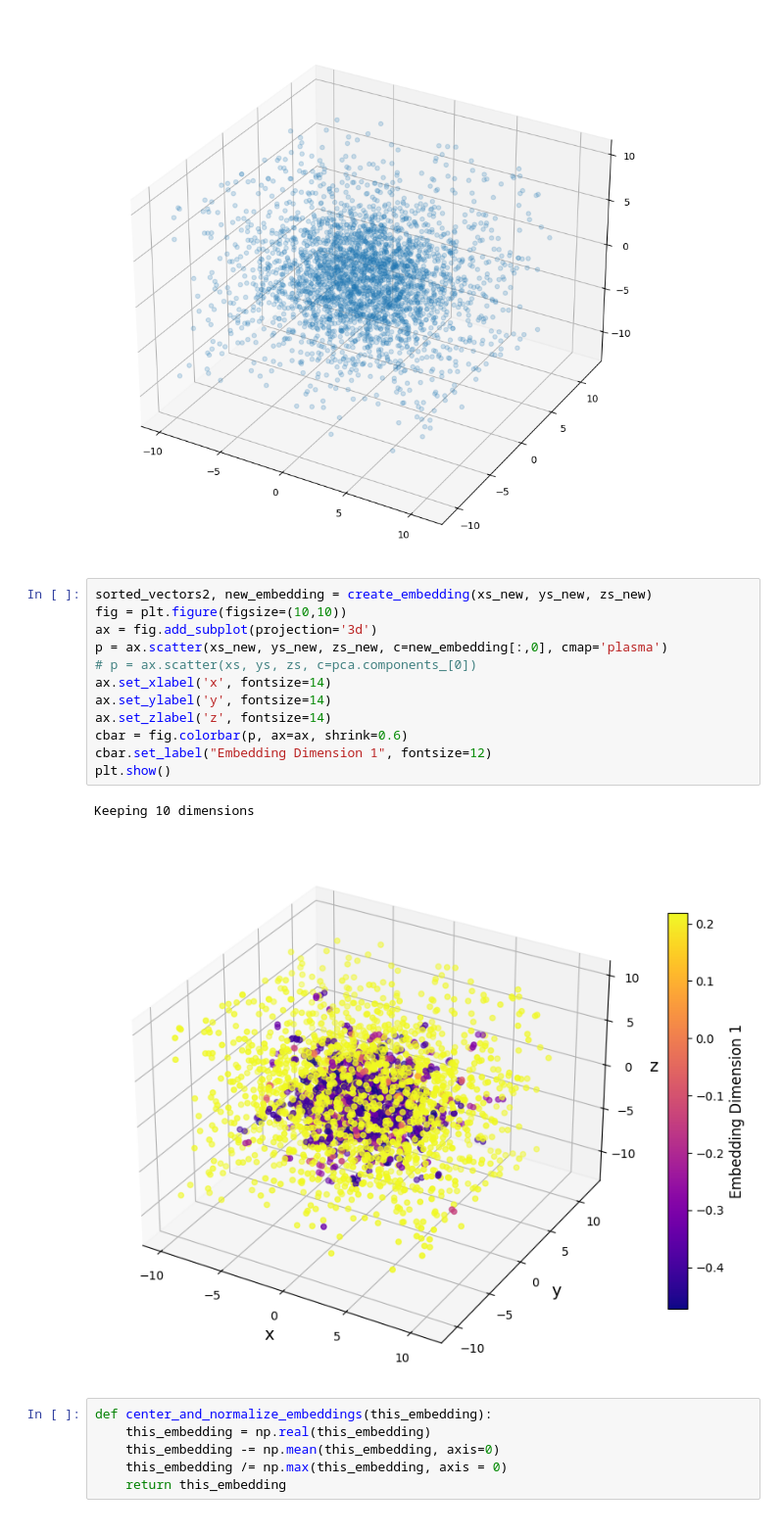
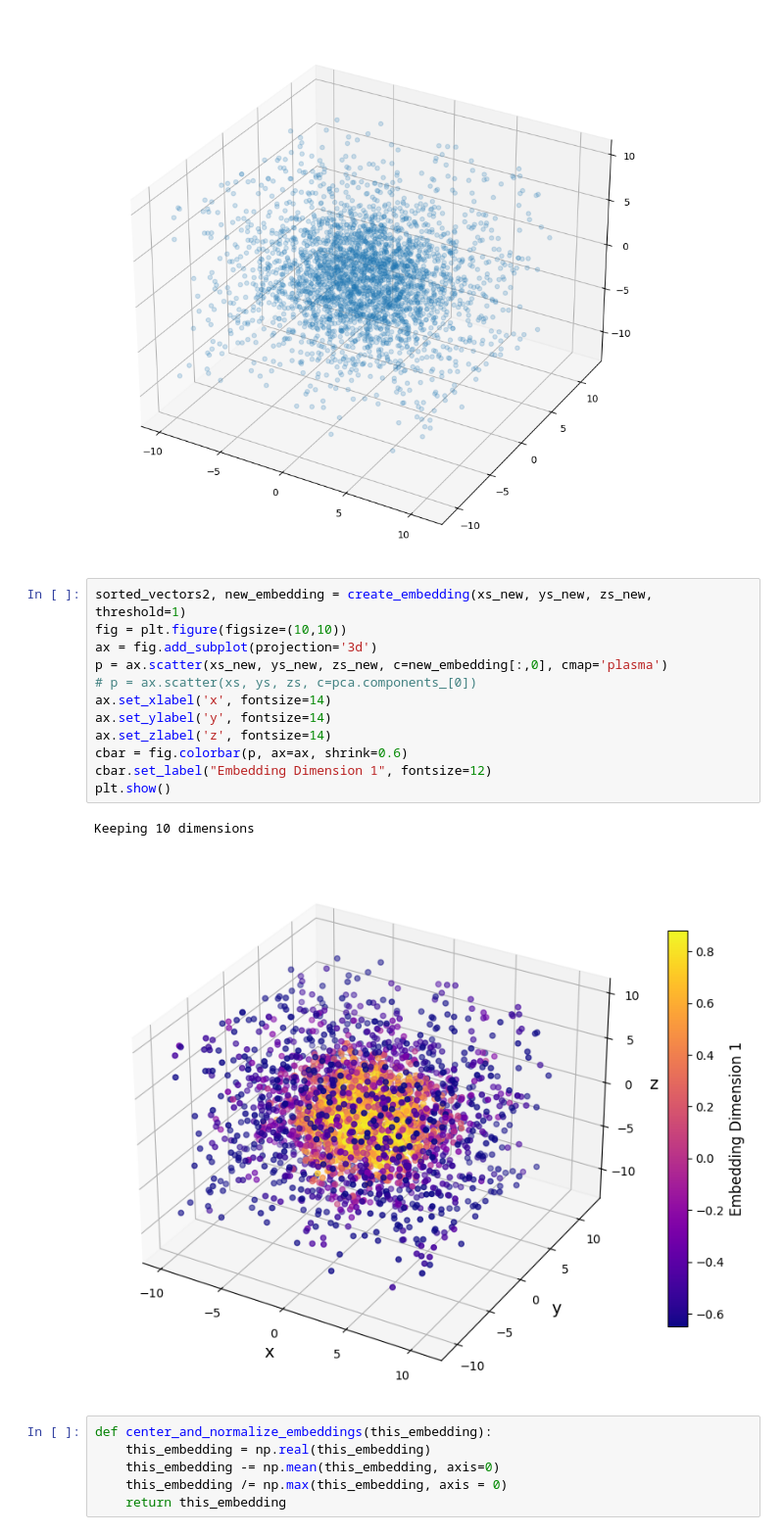
Before and after one commit to asmuzsoy/galaxy-manifolds, a Jupyter notebook: optimal_transport_test.ipynb, the cells around one changed output. Shown at 98% size. Drawn from its saved outputs; the diff is of its cells as text.

```diff
--- a/optimal_transport_test.ipynb
+++ b/optimal_transport_test.ipynb
@@ -251,20 +251,20 @@ plt.show()
 # %% [output]
 [figure]
 # %%
-sorted_vectors2, new_embedding = create_embedding(xs_new, ys_new, zs_new)
+sorted_vectors2, new_embedding = create_embedding(xs_new, ys_new, zs_new, threshold=1)
 fig = plt.figure(figsize=(10,10))
 ax = fig.add_subplot(projection='3d')
 p = ax.scatter(xs_new, ys_new, zs_new, c=new_embedding[:,0], cmap='plasma')
 # p = ax.scatter(xs, ys, zs, c=pca.components_[0])
 ax.set_xlabel('x', fontsize=14)
 ax.set_ylabel('y', fontsize=14)
 ax.set_zlabel('z', fontsize=14)
 cbar = fig.colorbar(p, ax=ax, shrink=0.6)
 cbar.set_label("Embedding Dimension 1", fontsize=12)
 plt.show()
 # %% [output]
 Keeping 10 dimensions
-[figure, old version]
+[figure, new version]
 # %%
 def center_and_normalize_embeddings(this_embedding):
     this_embedding = np.real(this_embedding)
```
Also changed, not shown: parts of 18 cells of this notebook.
